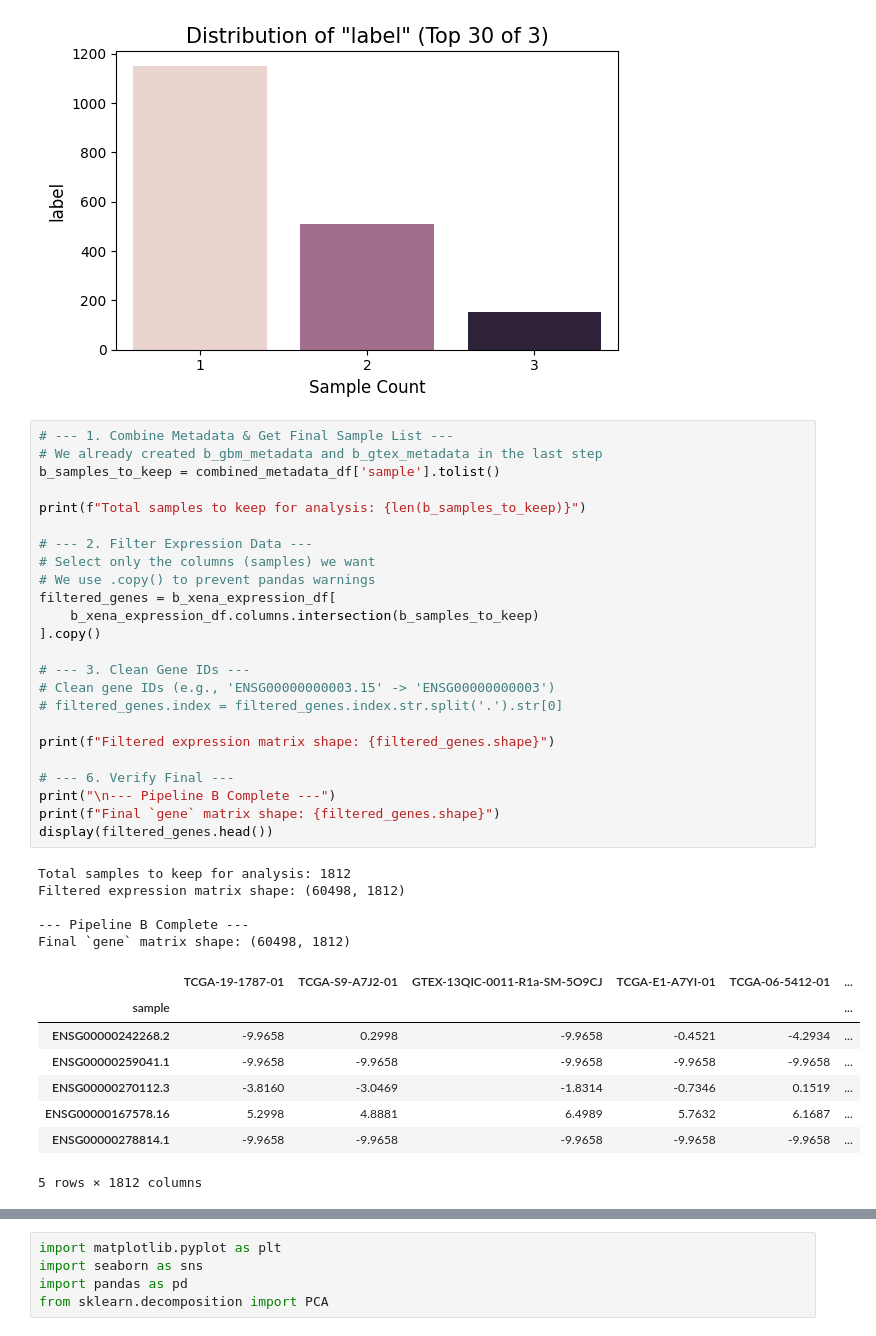
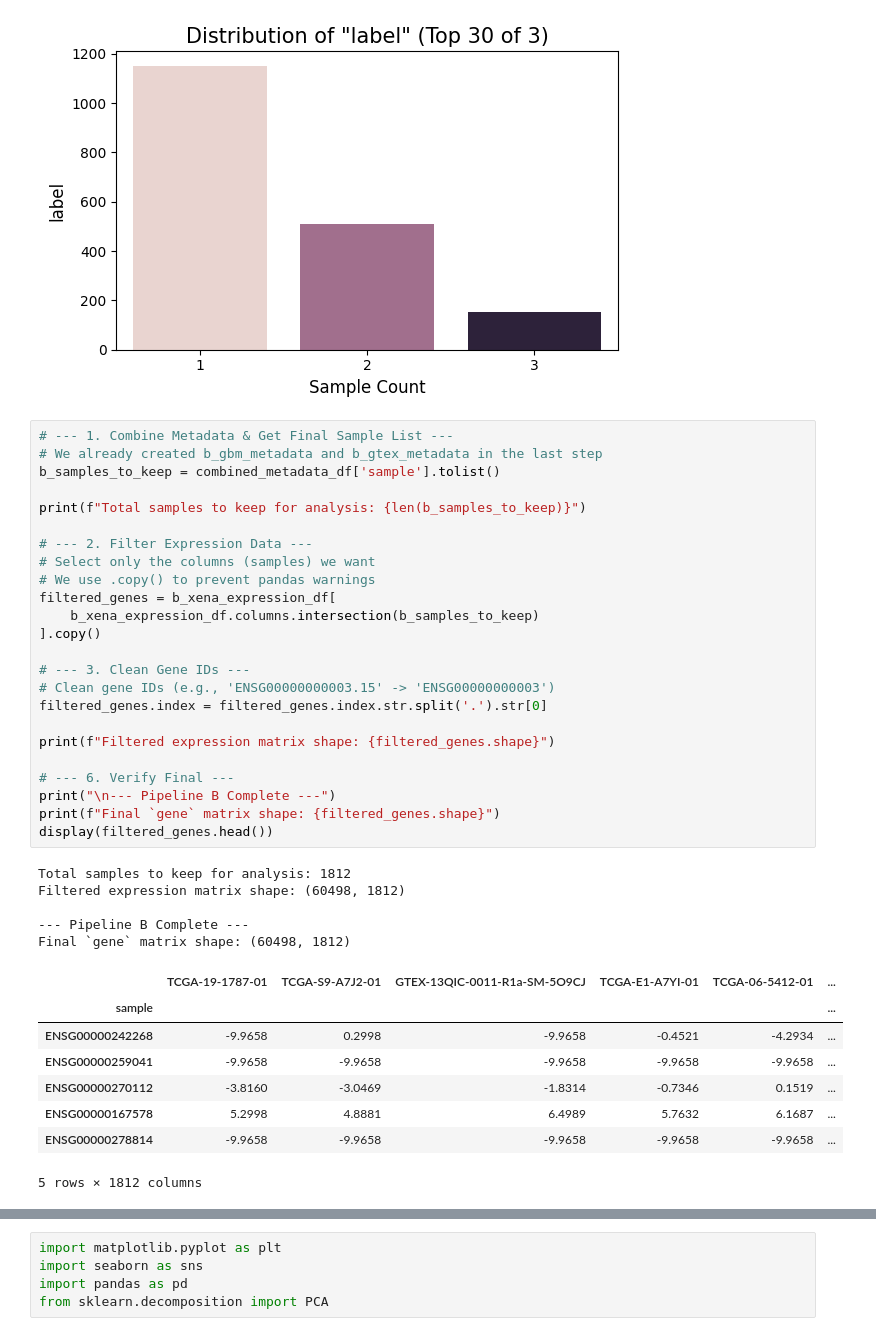
Before and after one commit to tobitotaku/ai-brain-tumor, a Jupyter notebook: preprocessing_stream_c.ipynb, the cells around one changed output, grey strips where cells are left out. Cells and saved outputs as stored; diff of their text form.

```diff
--- a/preprocessing_stream_c.ipynb
+++ b/preprocessing_stream_c.ipynb
@@ -408,39 +408,39 @@ plt.show()
 # --- 1. Combine Metadata & Get Final Sample List ---
 # We already created b_gbm_metadata and b_gtex_metadata in the last step
 b_samples_to_keep = combined_metadata_df['sample'].tolist()
 
 print(f"Total samples to keep for analysis: {len(b_samples_to_keep)}")
 
 # --- 2. Filter Expression Data ---
 # Select only the columns (samples) we want
 # We use .copy() to prevent pandas warnings
 filtered_genes = b_xena_expression_df[
     b_xena_expression_df.columns.intersection(b_samples_to_keep)
 ].copy()
 
 # --- 3. Clean Gene IDs ---
 # Clean gene IDs (e.g., 'ENSG00000000003.15' -> 'ENSG00000000003')
-# filtered_genes.index = filtered_genes.index.str.split('.').str[0]
+filtered_genes.index = filtered_genes.index.str.split('.').str[0]
 
 print(f"Filtered expression matrix shape: {filtered_genes.shape}")
 
 # --- 6. Verify Final ---
 print("\n--- Pipeline B Complete ---")
 print(f"Final `gene` matrix shape: {filtered_genes.shape}")
 display(filtered_genes.head())
 # %% [output]
 Total samples to keep for analysis: 1812
 Filtered expression matrix shape: (60498, 1812)
 
 --- Pipeline B Complete ---
 Final `gene` matrix shape: (60498, 1812)
 |  | TCGA-19-1787-01 | TCGA-S9-A7J2-01 | GTEX-13QIC-0011-R1a-SM-5O9CJ | TCGA-E1-A7YI-01 | TCGA-06-5412-01 | ... |
 | sample |  |  |  |  |  | ... |
-| ENSG00000242268.2 | -9.9658 | 0.2998 | -9.9658 | -0.4521 | -4.2934 | ... |
-| ENSG00000259041.1 | -9.9658 | -9.9658 | -9.9658 | -9.9658 | -9.9658 | ... |
-| ENSG00000270112.3 | -3.8160 | -3.0469 | -1.8314 | -0.7346 | 0.1519 | ... |
-| ENSG00000167578.16 | 5.2998 | 4.8881 | 6.4989 | 5.7632 | 6.1687 | ... |
-| ENSG00000278814.1 | -9.9658 | -9.9658 | -9.9658 | -9.9658 | -9.9658 | ... |
+| ENSG00000242268 | -9.9658 | 0.2998 | -9.9658 | -0.4521 | -4.2934 | ... |
+| ENSG00000259041 | -9.9658 | -9.9658 | -9.9658 | -9.9658 | -9.9658 | ... |
+| ENSG00000270112 | -3.8160 | -3.0469 | -1.8314 | -0.7346 | 0.1519 | ... |
+| ENSG00000167578 | 5.2998 | 4.8881 | 6.4989 | 5.7632 | 6.1687 | ... |
+| ENSG00000278814 | -9.9658 | -9.9658 | -9.9658 | -9.9658 | -9.9658 | ... |
 5 rows × 1812 columns
 # %%
 # --- 1. Define Output Filenames ---
```
Also changed, not shown: parts of 11 cells of this notebook.
